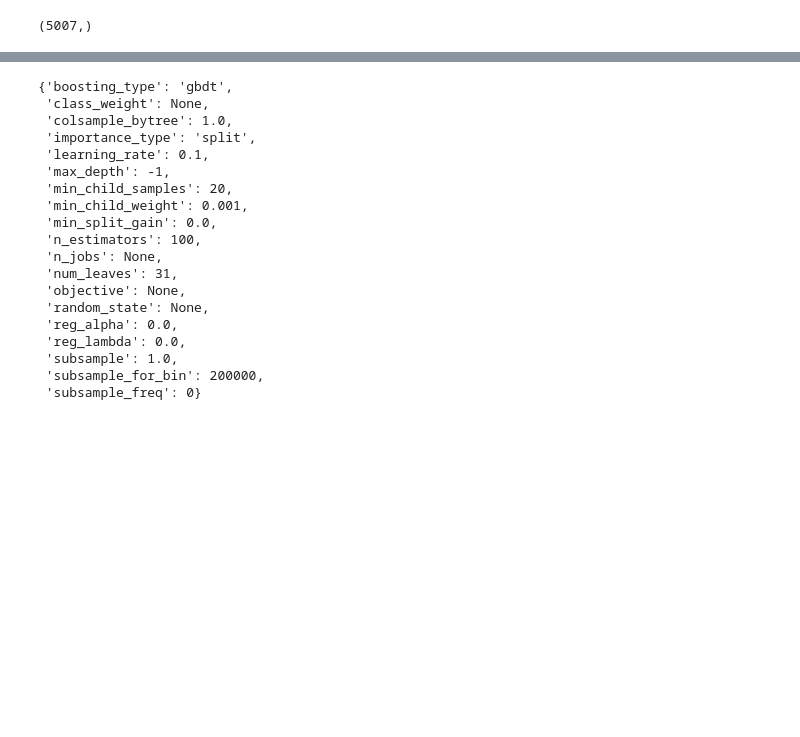
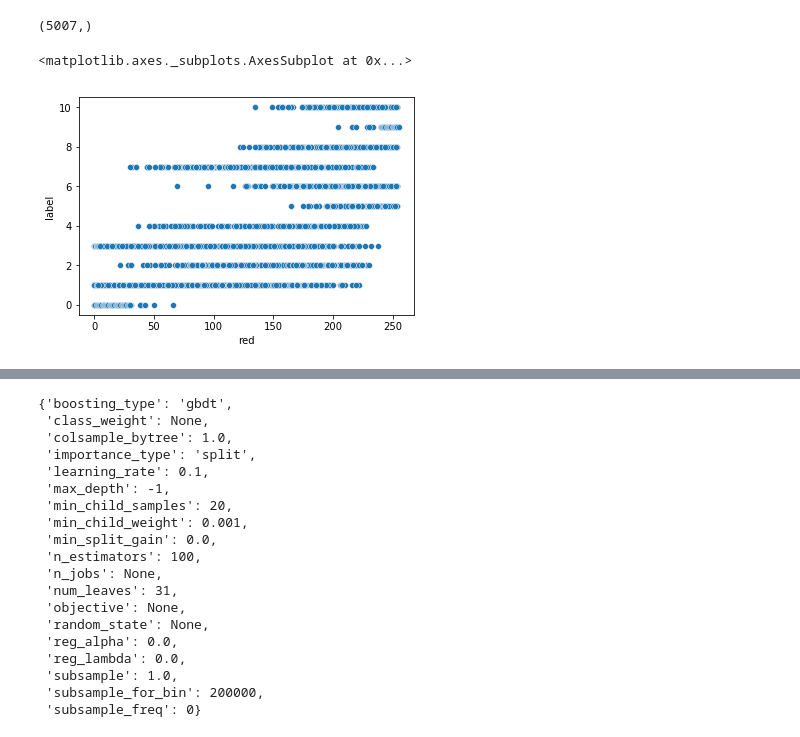
Before and after one commit to tolgaSelimoglu/Rubiclab, a Jupyter notebook: AI/colorDetection/colorDetection.ipynb, the cells around one changed output, grey strips where cells are left out. Saved outputs shown, nothing was run; the diff lists cells and outputs as text; code cells hidden in the pictures; blank space fills up the shorter version.

```diff
--- a/AI/colorDetection/colorDetection.ipynb
+++ b/AI/colorDetection/colorDetection.ipynb
@@ -73,3 +107,8 @@ Name: label, dtype: int64
+# %%
+sns.scatterplot(x=df["red"], y=df["label"], data=df)
+# %% [output]
+<matplotlib.axes._subplots.AxesSubplot at 0x...>
+[figure, added]
 # %%
 X_train, X_test, y_train, y_test = train_test_split(X, y, test_size=0.20, random_state=1)
 # %%
```
Also changed, not shown: parts of 13 cells of this notebook.
